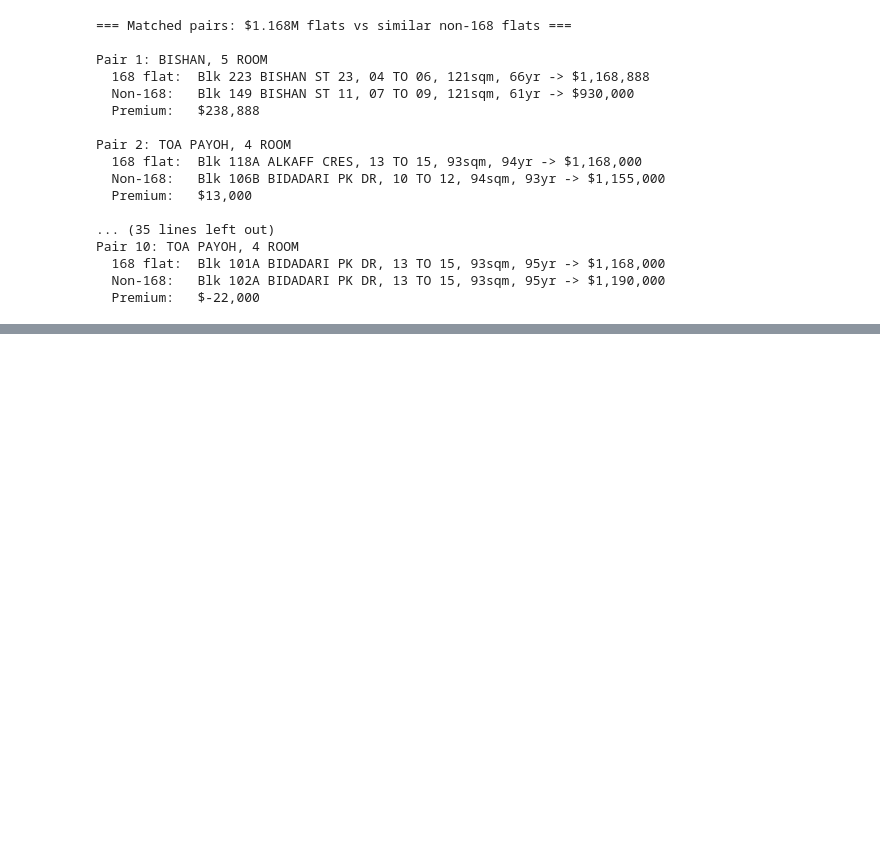
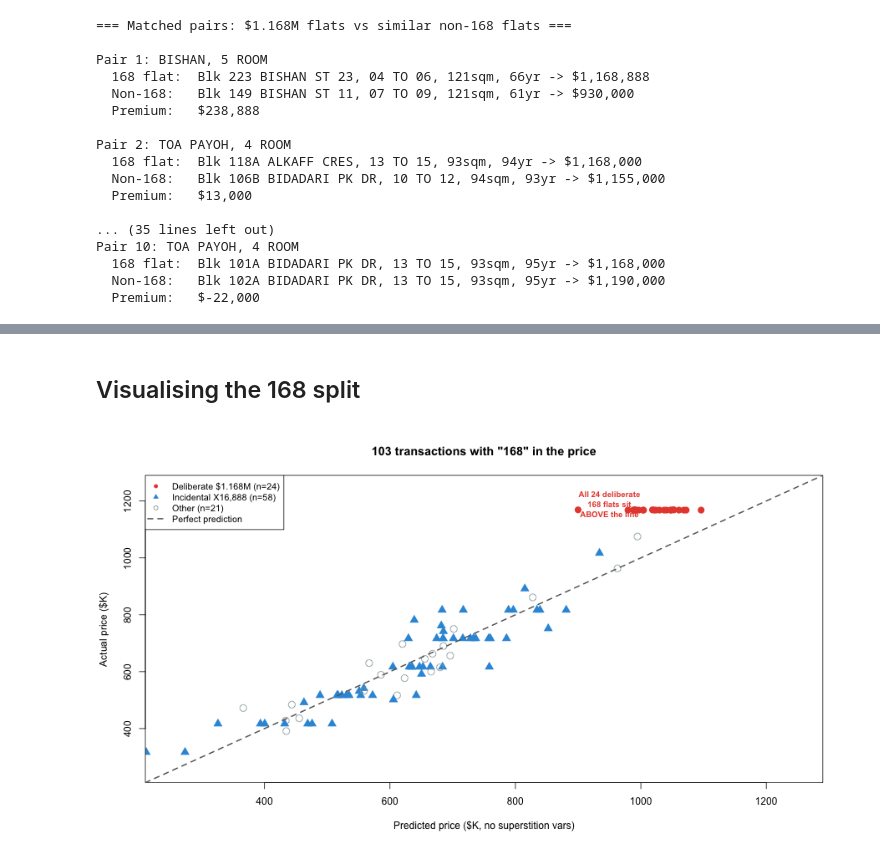
Before and after one commit to wongpeiting/hdb-regression, a Jupyter notebook: 15-168-vs-8-by-price.ipynb, the cells around one changed output, grey strips where cells are left out. Saved outputs shown, nothing was run; the diff lists cells and outputs as text; code cells hidden in the pictures; blank space fills up the shorter version.

Commit message:
NB15: add 168 charts — scatter, histograms, town distribution, summary table

```diff
--- a/15-168-vs-8-by-price.ipynb
+++ b/15-168-vs-8-by-price.ipynb
@@ -568,3 +568,47 @@ The incidental group tells the opposite story. Once Model 12 (which already incl
 The matched pairs are instructive but noisy, because the $1.168M price is itself unusual enough that near-perfect comparators are hard to find. When a genuine twin exists — same block, same flat type, same storey range, same floor area and lease — the premium shows up clearly. Pair 4 is the cleanest: two units at Block 455B Ang Mo Kio St 44, same floor level, same size, same lease; one sold at $1,168,888, the other at $1,080,000 — a $88,888 premium, likely not coincidental in itself. Pair 3 (Kallang/Whampoa, Upper Boon Keng Road, identical spec) shows a $40,000 premium. Some pairs show negative premiums (Clementi Pair 6, -$112,000), but those occur where the matched flat traded at above-market rates too, suggesting the non-168 flat was itself price-inflated — the comparison overstates the offset. The mean across the 10 pairs is around +$55,000, directionally consistent with the regression result.
 
 The bottom line for the story is simple: the 168 premium is not a generalised "prosperity number" phenomenon across the HDB market. It is one specific seller behaviour — anchoring at $1,168,000 — concentrated in mature mid-premium estates among buyers who can afford to pay for symbolic pricing. The universe is small (24 transactions over roughly two years in a dataset of 50,718), but the effect within that universe is large and consistent: every single one of these flats sold above prediction, by an average of $147,000. That is enough to report as a real finding — framed as "sellers who name their price 一路发 extract a premium of roughly $100,000–$150,000 over comparable flats" — but it should be clearly presented as a niche behaviour at one specific price point, not a broad market-wide superstition premium.
+# %% [markdown]
+## Visualising the 168 split
+# %%
+%%R -w 900 -h 500
+# All 168 transactions: actual price vs predicted price, coloured by type
+df_168 <- df[df$price_has_168 == 1, ]
+
+df_168$type_168 <- ifelse(
+    df_168$resale_price >= 1168000 & df_168$resale_price <= 1168888,
+    'Deliberate ($1.168M)',
+    ifelse(df_168$resale_price %% 1000 == 888 | df_168$resale_price %% 1000 == 688,
+        'Incidental (X16,888)',
+        'Other 168'))
+
+df_168$pred_base <- predict(model_base, df_168)
+
+# Colour map
+cols <- ifelse(df_168$type_168 == 'Deliberate ($1.168M)', '#e74c3c',
+        ifelse(df_168$type_168 == 'Incidental (X16,888)', '#3498db', '#95a5a6'))
+pchs <- ifelse(df_168$type_168 == 'Deliberate ($1.168M)', 16,
+         ifelse(df_168$type_168 == 'Incidental (X16,888)', 17, 1))
+
+plot(df_168$pred_base / 1000, df_168$resale_price / 1000,
+     col = cols, pch = pchs, cex = 1.5,
+     xlab = 'Predicted price ($K, no superstition vars)',
+     ylab = 'Actual price ($K)',
+     main = '103 transactions with "168" in the price',
+     xlim = c(250, 1250), ylim = c(250, 1250))
+abline(0, 1, col = 'grey40', lwd = 2, lty = 2)
+
+legend('topleft',
+    c(sprintf('Deliberate $1.168M (n=%d)', sum(df_168$type_168 == 'Deliberate ($1.168M)')),
+      sprintf('Incidental X16,888 (n=%d)', sum(df_168$type_168 == 'Incidental (X16,888)')),
+      sprintf('Other (n=%d)', sum(df_168$type_168 == 'Other 168')),
+      'Perfect prediction'),
+    col = c('#e74c3c', '#3498db', '#95a5a6', 'grey40'),
+    pch = c(16, 17, 1, NA), lty = c(NA, NA, NA, 2), lwd = c(NA, NA, NA, 2),
+    cex = 0.9, bg = 'white')
+
+# Annotate: the deliberate cluster sits above the line
+text(950, 1190, 'All 24 deliberate\n168 flats sit\nABOVE the line',
+     col = '#e74c3c', cex = 0.8, font = 2)
+# %% [output]
+[figure, added]
```
Also changed, not shown: parts of 3 cells of this notebook.
